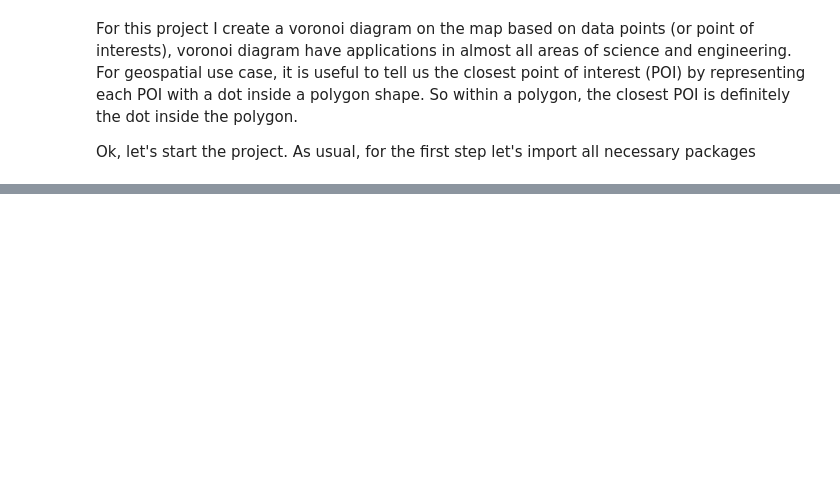
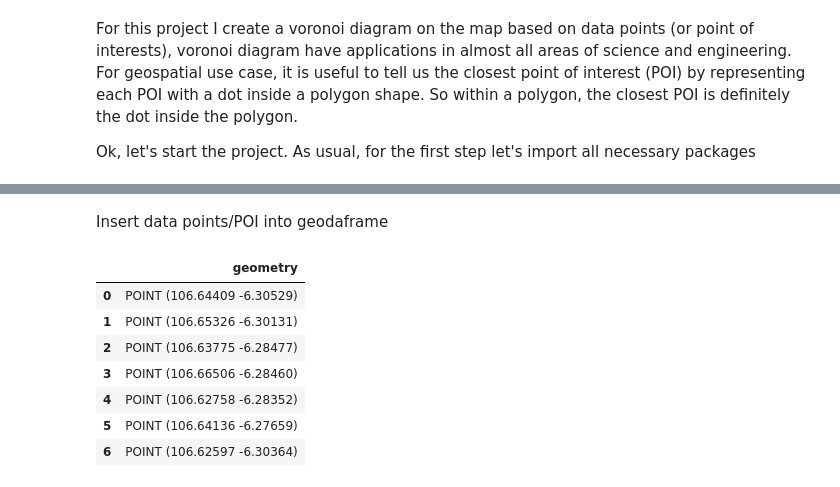
Before and after one commit to Dennypalinggi/voronoi_diagram_folium_map, a Jupyter notebook: voronoi_diagram_project.ipynb, the cells around one changed output, grey strips where cells are left out. Drawn from its saved outputs; the diff is of its cells as text; code cells hidden in the pictures; blank space fills up the shorter version.

```diff
--- a/voronoi_diagram_project.ipynb
+++ b/voronoi_diagram_project.ipynb
@@ -231,0 +15,22 @@ m
+# %% [markdown]
+Insert data points/POI into geodaframe
+# %%
+gdf = gpd.GeoDataFrame()
+gdf = gdf.append({'geometry': Point(106.644085,-6.305286)}, ignore_index=True)
+
+gdf = gdf.append({'geometry': Point(106.653261,-6.301309)}, ignore_index=True)
+gdf = gdf.append({'geometry': Point(106.637751,-6.284774)}, ignore_index=True)
+gdf = gdf.append({'geometry': Point(106.665062,-6.284598)}, ignore_index=True)
+gdf = gdf.append({'geometry': Point(106.627582,-6.283521)}, ignore_index=True)
+gdf = gdf.append({'geometry': Point(106.641365,-6.276593)}, ignore_index=True)
+gdf = gdf.append({'geometry': Point(106.625972,-6.303643)}, ignore_index=True)
+gdf
+# %% [output]
+|  | geometry |
+| 0 | POINT (106.64409 -6.30529) |
+| 1 | POINT (106.65326 -6.30131) |
+| 2 | POINT (106.63775 -6.28477) |
+| 3 | POINT (106.66506 -6.28460) |
+| 4 | POINT (106.62758 -6.28352) |
+| 5 | POINT (106.64136 -6.27659) |
+| 6 | POINT (106.62597 -6.30364) |
```
Also changed, not shown: parts of 48 cells of this notebook.
